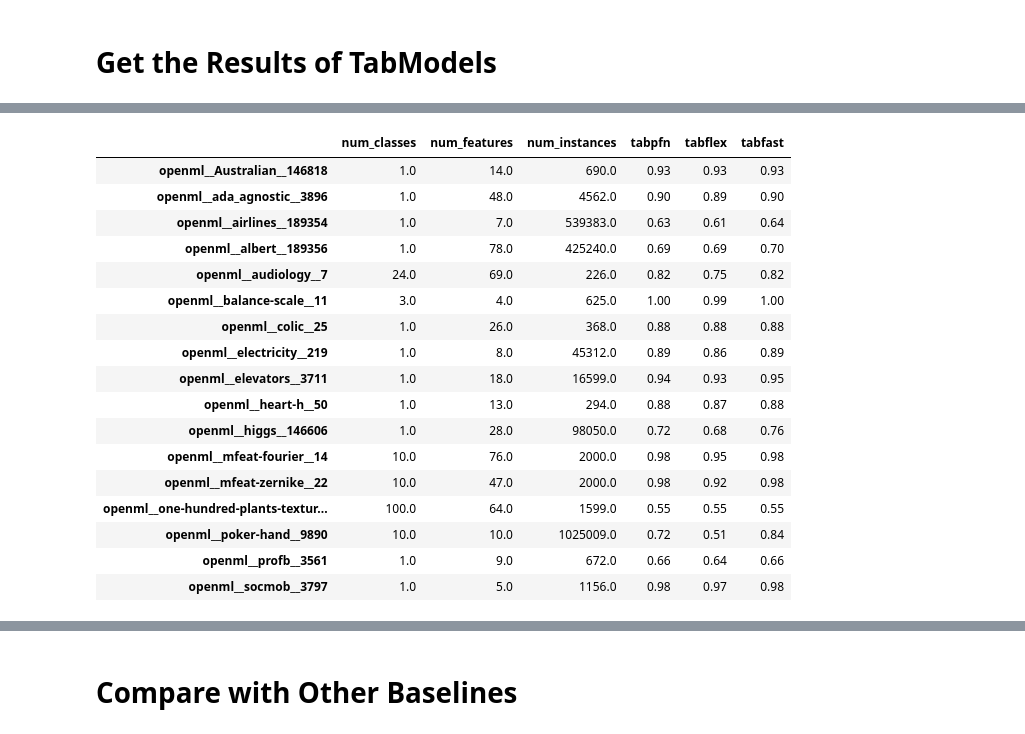
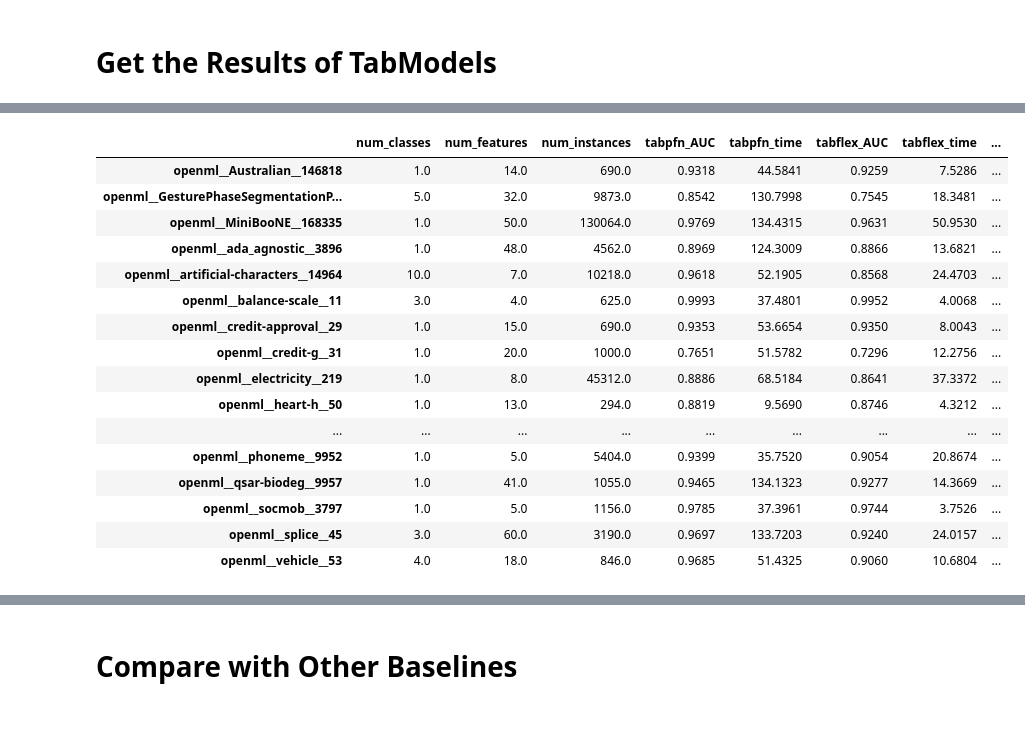
Before and after one commit to yzeng58/tabzilla, a Jupyter notebook: analysis/result_print.ipynb, the cells around one changed output, grey strips where cells are left out. Drawn from its saved outputs; the diff is of its cells as text; code cells hidden in the pictures.

```diff
--- a/analysis/result_print.ipynb
+++ b/analysis/result_print.ipynb
@@ -212,21 +193,20 @@ table[(table['tabflex'] >= table['tabpfn']) & (table['tabflex'] >= table['tabfas
-# %%
-table[(table['tabfast'] >= table['tabpfn']) & (table['tabfast'] >= table['tabflex'])]
-# %% [output]
-|  | num_classes | num_features | num_instances | tabpfn | tabflex | tabfast |
-| openml__Australian__146818 | 1.0 | 14.0 | 690.0 | 0.93 | 0.93 | 0.93 |
-| openml__ada_agnostic__3896 | 1.0 | 48.0 | 4562.0 | 0.90 | 0.89 | 0.90 |
-| openml__airlines__189354 | 1.0 | 7.0 | 539383.0 | 0.63 | 0.61 | 0.64 |
-| openml__albert__189356 | 1.0 | 78.0 | 425240.0 | 0.69 | 0.69 | 0.70 |
-| openml__audiology__7 | 24.0 | 69.0 | 226.0 | 0.82 | 0.75 | 0.82 |
-| openml__balance-scale__11 | 3.0 | 4.0 | 625.0 | 1.00 | 0.99 | 1.00 |
-| openml__colic__25 | 1.0 | 26.0 | 368.0 | 0.88 | 0.88 | 0.88 |
-| openml__electricity__219 | 1.0 | 8.0 | 45312.0 | 0.89 | 0.86 | 0.89 |
-| openml__elevators__3711 | 1.0 | 18.0 | 16599.0 | 0.94 | 0.93 | 0.95 |
-| openml__heart-h__50 | 1.0 | 13.0 | 294.0 | 0.88 | 0.87 | 0.88 |
-| openml__higgs__146606 | 1.0 | 28.0 | 98050.0 | 0.72 | 0.68 | 0.76 |
-| openml__mfeat-fourier__14 | 10.0 | 76.0 | 2000.0 | 0.98 | 0.95 | 0.98 |
-| openml__mfeat-zernike__22 | 10.0 | 47.0 | 2000.0 | 0.98 | 0.92 | 0.98 |
-| openml__one-hundred-plants-textur... | 100.0 | 64.0 | 1599.0 | 0.55 | 0.55 | 0.55 |
-| openml__poker-hand__9890 | 10.0 | 10.0 | 1025009.0 | 0.72 | 0.51 | 0.84 |
-| openml__profb__3561 | 1.0 | 9.0 | 672.0 | 0.66 | 0.64 | 0.66 |
-| openml__socmob__3797 | 1.0 | 5.0 | 1156.0 | 0.98 | 0.97 | 0.98 |
+# %%
+table[(table[f'tabpfn_{metric}'] >= table[f'tabflex_{metric}']) & (table[f'tabpfn_{metric}'] >= table[f'tabfast_{metric}'])]
+# %% [output]
+|  | num_classes | num_features | num_instances | tabpfn_AUC | tabpfn_time | tabflex_AUC | tabflex_time | ... |
+| openml__Australian__146818 | 1.0 | 14.0 | 690.0 | 0.9318 | 44.5841 | 0.9259 | 7.5286 | ... |
+| openml__GesturePhaseSegmentationP... | 5.0 | 32.0 | 9873.0 | 0.8542 | 130.7998 | 0.7545 | 18.3481 | ... |
+| openml__MiniBooNE__168335 | 1.0 | 50.0 | 130064.0 | 0.9769 | 134.4315 | 0.9631 | 50.9530 | ... |
+| openml__ada_agnostic__3896 | 1.0 | 48.0 | 4562.0 | 0.8969 | 124.3009 | 0.8866 | 13.6821 | ... |
+| openml__artificial-characters__14964 | 10.0 | 7.0 | 10218.0 | 0.9618 | 52.1905 | 0.8568 | 24.4703 | ... |
+| openml__balance-scale__11 | 3.0 | 4.0 | 625.0 | 0.9993 | 37.4801 | 0.9952 | 4.0068 | ... |
+| openml__credit-approval__29 | 1.0 | 15.0 | 690.0 | 0.9353 | 53.6654 | 0.9350 | 8.0043 | ... |
+| openml__credit-g__31 | 1.0 | 20.0 | 1000.0 | 0.7651 | 51.5782 | 0.7296 | 12.2756 | ... |
+| openml__electricity__219 | 1.0 | 8.0 | 45312.0 | 0.8886 | 68.5184 | 0.8641 | 37.3372 | ... |
+| openml__heart-h__50 | 1.0 | 13.0 | 294.0 | 0.8819 | 9.5690 | 0.8746 | 4.3212 | ... |
+| ... | ... | ... | ... | ... | ... | ... | ... | ... |
+| openml__phoneme__9952 | 1.0 | 5.0 | 5404.0 | 0.9399 | 35.7520 | 0.9054 | 20.8674 | ... |
+| openml__qsar-biodeg__9957 | 1.0 | 41.0 | 1055.0 | 0.9465 | 134.1323 | 0.9277 | 14.3669 | ... |
+| openml__socmob__3797 | 1.0 | 5.0 | 1156.0 | 0.9785 | 37.3961 | 0.9744 | 3.7526 | ... |
+| openml__splice__45 | 3.0 | 60.0 | 3190.0 | 0.9697 | 133.7203 | 0.9240 | 24.0157 | ... |
+| openml__vehicle__53 | 4.0 | 18.0 | 846.0 | 0.9685 | 51.4325 | 0.9060 | 10.6804 | ... |
```
Also changed, not shown: parts of 20 cells of this notebook, 9 other files.
